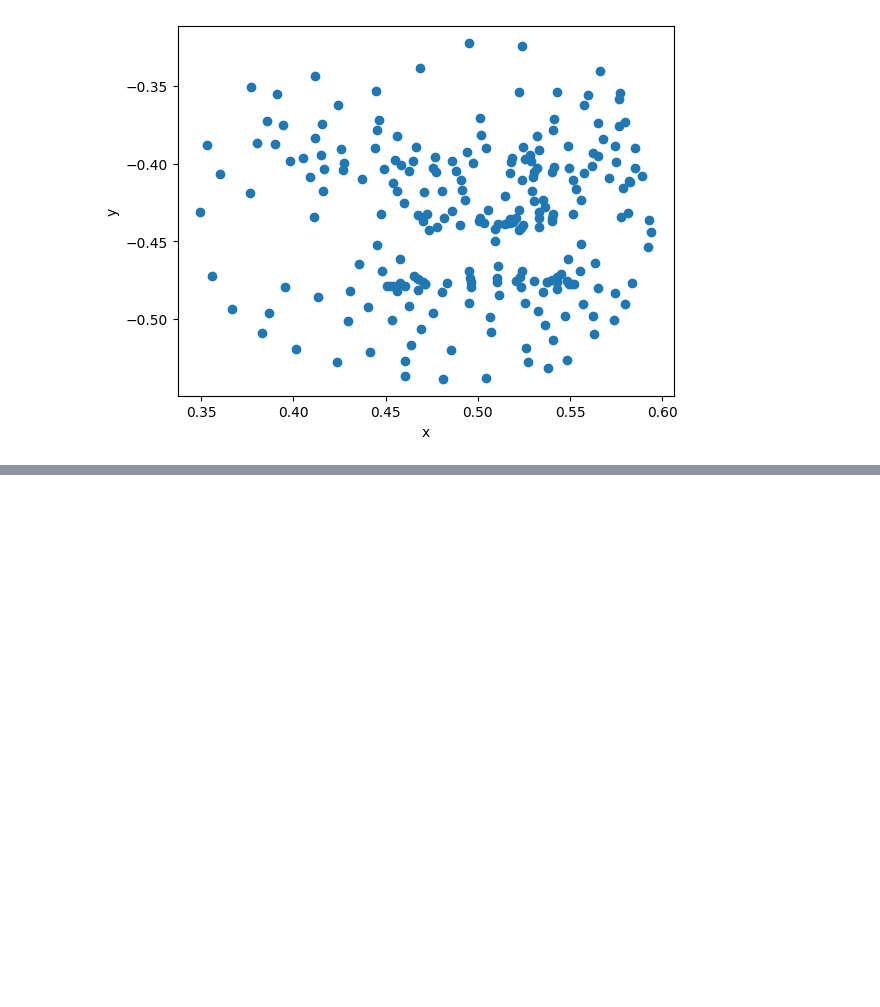
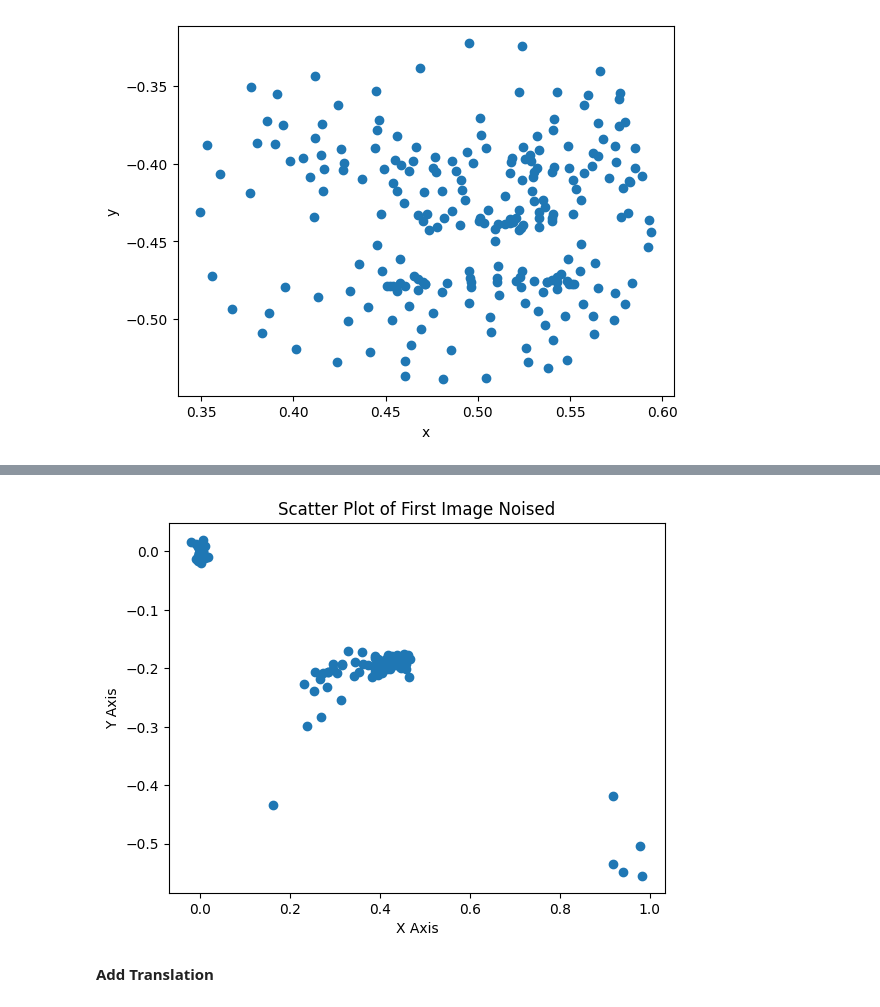
Before and after one commit to Anybalsmith/Team-ETE---Google---Isolated-Sign-Language-Recognition, a Jupyter notebook: google-isolated-sign-language.ipynb, the cells around one changed output, grey strips where cells are left out. Drawn from its saved outputs; the diff is of its cells as text; code cells hidden in the pictures; blank space fills up the shorter version.

```diff
--- a/google-isolated-sign-language.ipynb
+++ b/google-isolated-sign-language.ipynb
@@ -379,0 +590,9 @@ plt.show()
+# %%
+def add_gaussian_noise(features, noise_std=0.01):
+    noise = torch.randn_like(features) * noise_std
+    noisy_features = features + noise
+    return noisy_features
+# %%
+noised_features = add_gaussian_noise(features)
+# %%
+first_image_noised = noised_features[0]
@@ -379,0 +619,13 @@ plt.show()
+# %%
+x_coords = first_image_noised[:,0]
+# print(x_coords1)
+y_coords = first_image_noised[:,1]
+plt.scatter(x_coords, -y_coords)
+plt.xlabel('X Axis')
+plt.ylabel('Y Axis')
+plt.title('Scatter Plot of First Image Noised')
+plt.show()
+# %% [output]
+[figure, added]
+# %% [markdown]
+**Add Translation**
```
Also changed, not shown: parts of 49 cells of this notebook, 1 other file.
